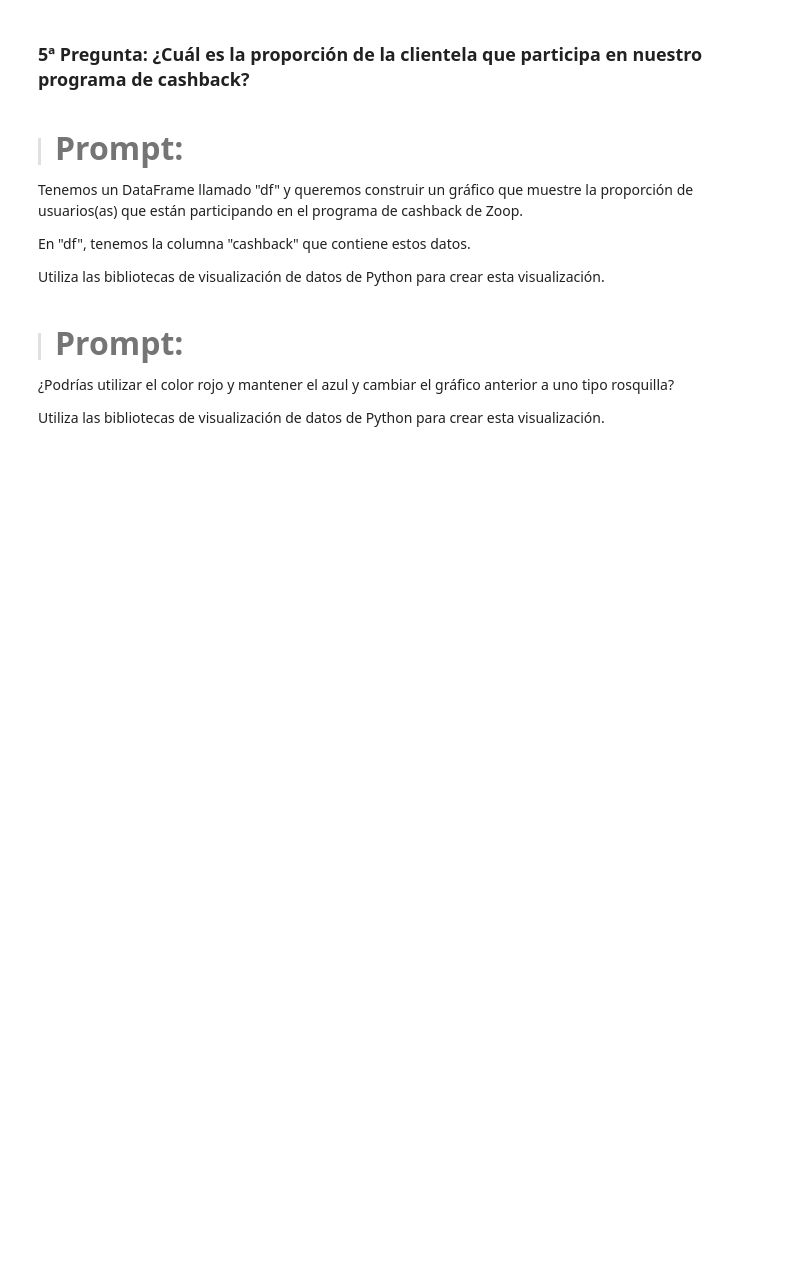
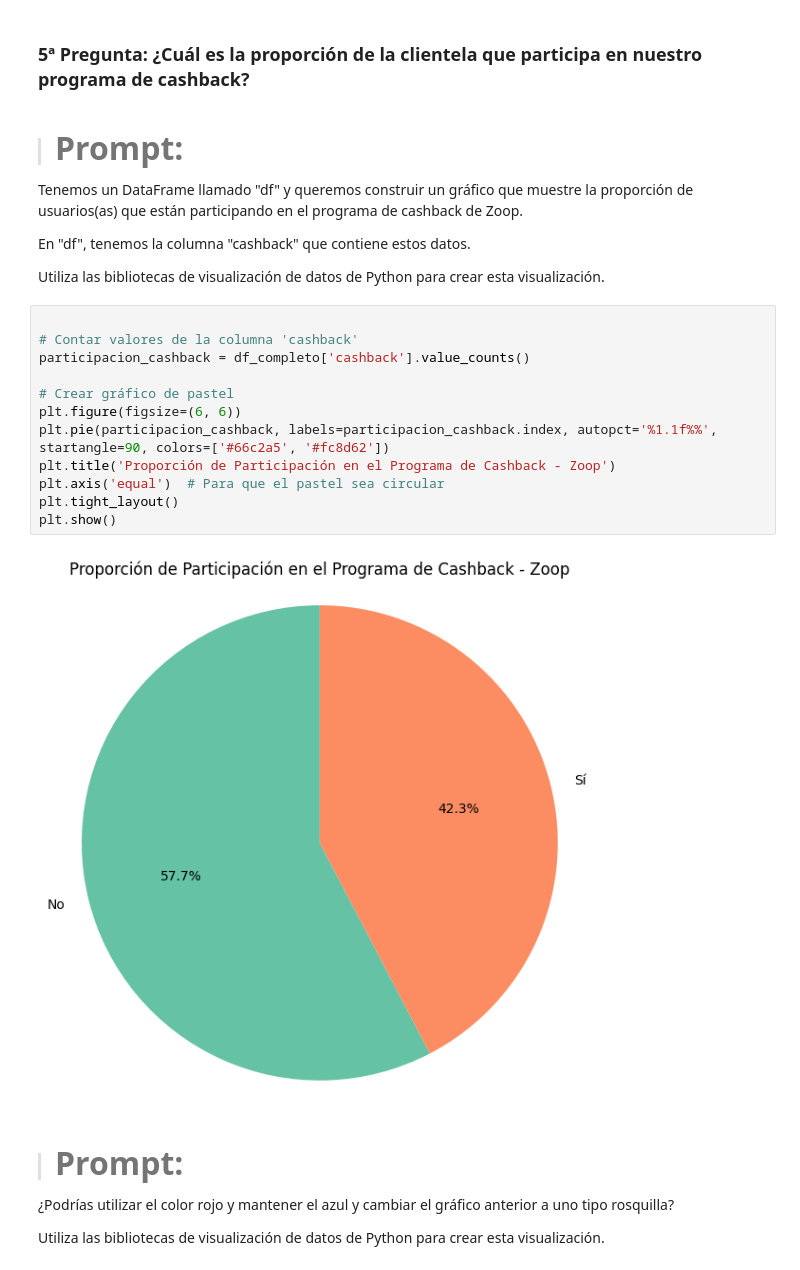
Before and after one commit to diego2003-her14/cursos-alura-ciencia-de-datos, a Jupyter notebook: IA_aplicada_a_ciencia_de_datos.ipynb, the cells around one changed output. Drawn from its saved outputs; the diff is of its cells as text; blank space fills up the shorter version.

```diff
--- a/IA_aplicada_a_ciencia_de_datos.ipynb
+++ b/IA_aplicada_a_ciencia_de_datos.ipynb
@@ -860,6 +860,20 @@ Tenemos un DataFrame llamado "df" y queremos construir un gráfico que muestre l
 En "df", tenemos la columna "cashback" que contiene estos datos.
 
 Utiliza las bibliotecas de visualización de datos de Python para crear esta visualización.
+# %%
+
+# Contar valores de la columna 'cashback'
+participacion_cashback = df_completo['cashback'].value_counts()
+
+# Crear gráfico de pastel
+plt.figure(figsize=(6, 6))
+plt.pie(participacion_cashback, labels=participacion_cashback.index, autopct='%1.1f%%', startangle=90, colors=['#66c2a5', '#fc8d62'])
+plt.title('Proporción de Participación en el Programa de Cashback - Zoop')
+plt.axis('equal')  # Para que el pastel sea circular
+plt.tight_layout()
+plt.show()
+# %% [output]
+[figure, added]
 # %% [markdown]
 > #### <strong><font color="7b71ff" size =6>Prompt:</font></strong>
 
```
Also changed, not shown: parts of 6 cells of this notebook.
